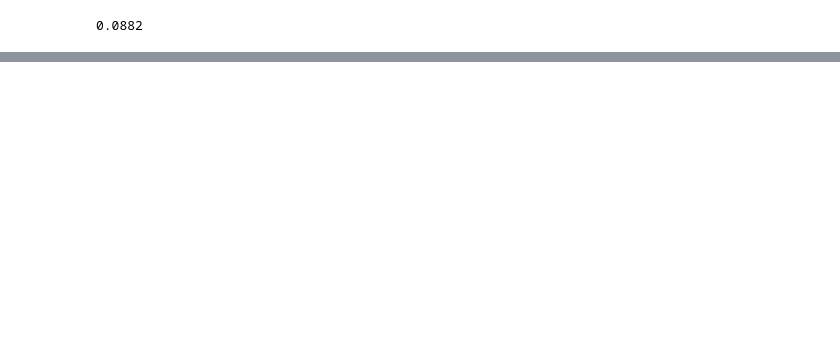
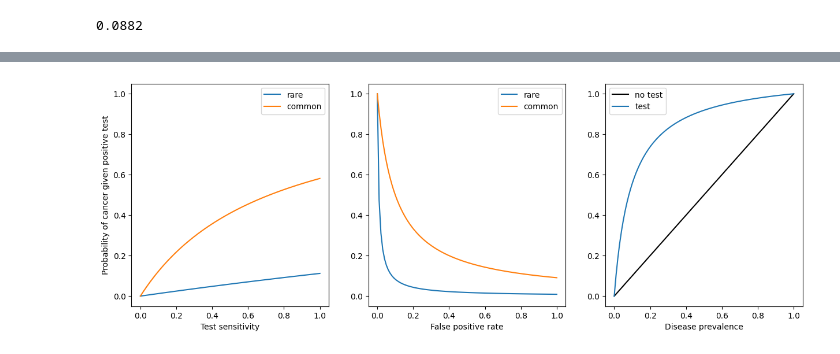
Before and after one commit to andrescastillovega/students_guide_bayesian_statistics_problem_sets_solutions, a Jupyter notebook: notebooks/chapter_3.ipynb, the cells around one changed output, grey strips where cells are left out. Drawn from its saved outputs; the diff is of its cells as text; code cells hidden in the pictures; blank space fills up the shorter version.

```diff
--- a/notebooks/chapter_3.ipynb
+++ b/notebooks/chapter_3.ipynb
@@ -609,0 +633,52 @@ mean the number 5 in the previous problem.)
+# %%
+# Create subplot
+fig, ax = plt.subplots(1, 3, figsize = (15, 5), sharey=True)
+
+# Chart a - Test sensitivity
+test_sensitivity = np.linspace(0, 1, 100)
+false_positive_rate = 0.08
+rare_prevalence = 0.01
+common_prevalence = 0.1
+ya_rare = (test_sensitivity * rare_prevalence) / (test_sensitivity * rare_prevalence + false_positive_rate * (1 - rare_prevalence))
+ya_common = (test_sensitivity * common_prevalence) / (test_sensitivity * common_prevalence + false_positive_rate * (1 - common_prevalence))
+yb = (0.9 * 0.01) / (0.9 * 0.01 + x * 0.99)
+yc = (0.9 * x) / (0.9 * 0.01 + 0.08 * 0.99)
+
+ax[0].plot(test_sensitivity, ya_rare, label = 'rare')
+ax[0].plot(test_sensitivity, ya_common, label = 'common')
+ax[0].legend()
+ax[0].set_xlabel('Test sensitivity')
+ax[0].set_ylabel('Probability of cancer given positive test')
+ax[1].yaxis.set_tick_params(labelleft=True)
+
+# Chart b - False positive rate
+test_sensitivity = 0.9
+false_positive_rate = np.linspace(0, 1, 100)
+rare_prevalence = 0.01
+common_prevalence = 0.1
+yb_rare = (test_sensitivity * rare_prevalence) / (test_sensitivity * rare_prevalence + false_positive_rate * (1 - rare_prevalence))
+yb_common = (test_sensitivity * common_prevalence) / (test_sensitivity * common_prevalence + false_positive_rate * (1 - common_prevalence))
+
+ax[1].plot(false_positive_rate, yb_rare, label = 'rare')
+ax[1].plot(false_positive_rate, yb_common, label = 'common')
+ax[1].legend()
+ax[1].set_xlabel('False positive rate')
+ax[1].yaxis.set_tick_params(labelleft=True)
+
+# Chart c - Disease prevalence
+test_sensitivity = 0.9
+false_positive_rate = 0.08
+disease_prevalence = np.linspace(0, 1, 100)
+yc_bftest = disease_prevalence
+yc_aftest = (test_sensitivity * disease_prevalence) / (test_sensitivity * disease_prevalence + false_positive_rate * (1 - disease_prevalence))
+
+ax[2].plot(disease_prevalence, yc_bftest, label = 'no test', color = 'black')
+ax[2].plot(disease_prevalence, yc_aftest, label = 'test')
+ax[2].legend()
+ax[2].set_xlabel('Disease prevalence')
+ax[2].yaxis.set_tick_params(labelleft=True)
+
+# Plot the distributions
+plt.show()
+# %% [output]
+[figure, added]
```
Also changed, not shown: parts of 16 cells of this notebook.
